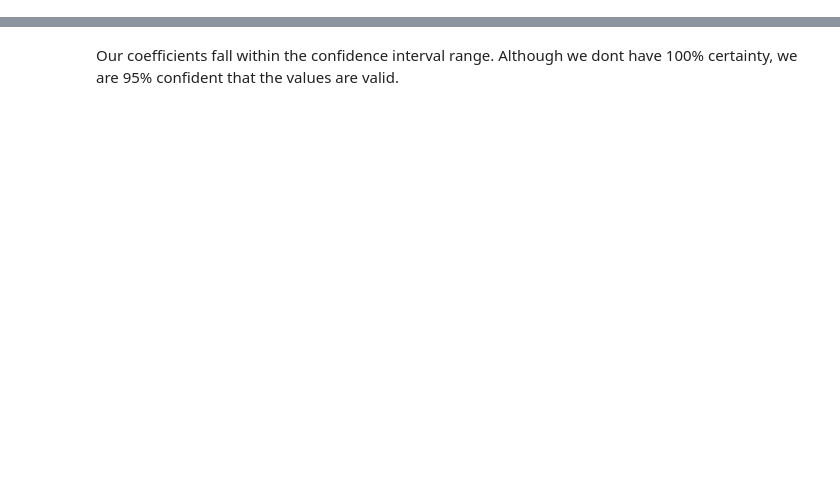
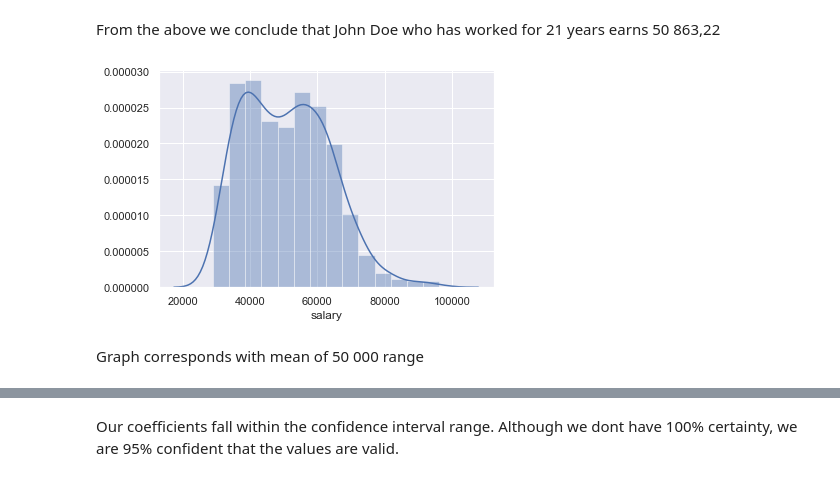
Before and after one commit to Sibusiso1995/Linear-Regression, a Jupyter notebook: linear_regression.ipynb, the cells around one changed output, grey strips where cells are left out. Drawn from its saved outputs; the diff is of its cells as text; code cells hidden in the pictures; blank space fills up the shorter version.

```diff
--- a/linear_regression.ipynb
+++ b/linear_regression.ipynb
@@ -177,0 +40,6 @@ lm = sm.OLS(y_train, x_train).fit()
+# %%
+#Create DataFrame
+sal = pd.read_csv('salary.csv')
+
+#Inspect
+sal.info()
@@ -177,0 +96,10 @@ lm = sm.OLS(y_train, x_train).fit()
+# %% [markdown]
+From the above we conclude that John Doe who has worked for 21 years earns 50 863,22
+# %%
+sns.set()
+sns.distplot(sal.salary)
+plt.show()
+# %% [output]
+[figure, added]
+# %% [markdown]
+Graph corresponds with mean of 50 000 range
```
Also changed, not shown: parts of 78 cells of this notebook.
